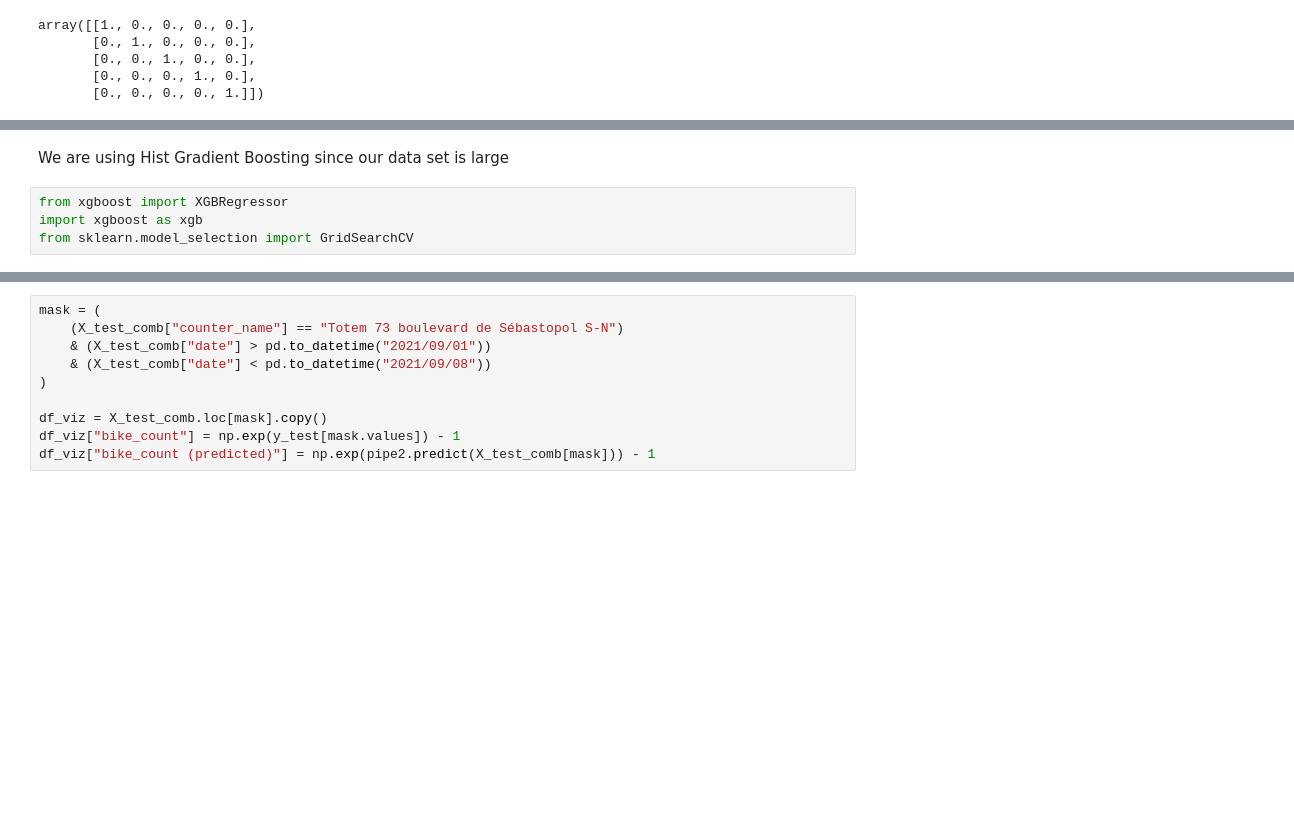
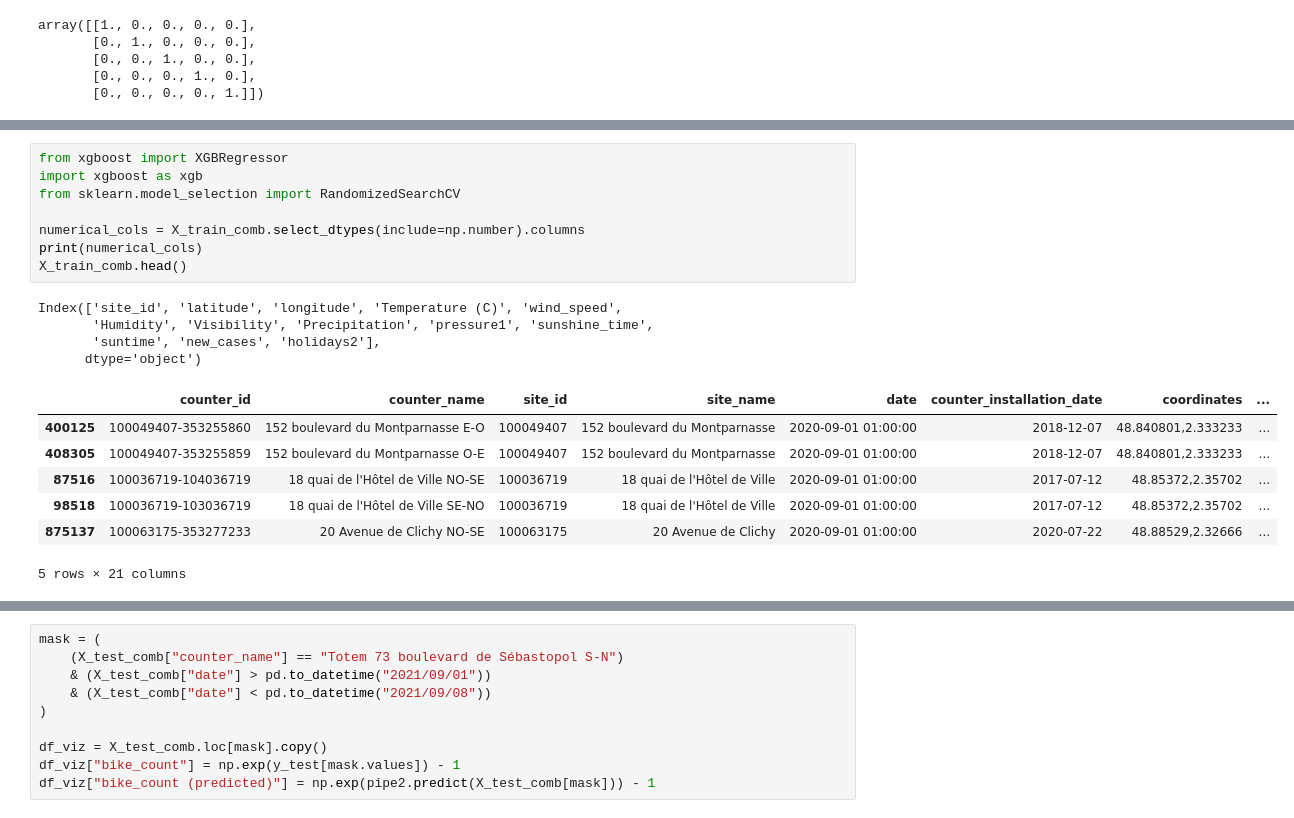
Before and after one commit to Rehann2/bike_counts_Kaan_Rehan, a Jupyter notebook: Models Notebook.ipynb, the cells around one changed output, grey strips where cells are left out. Cells and saved outputs as stored; diff of their text form; blank space fills up the shorter version.

```diff
--- a/Models Notebook.ipynb
+++ b/Models Notebook.ipynb
@@ -177,9 +156,23 @@ Test set, R^2=0.74
-# %% [markdown]
-We are using Hist Gradient Boosting since our data set is large
 # %%
 from xgboost import XGBRegressor
 import xgboost as xgb
-from sklearn.model_selection import GridSearchCV
+from sklearn.model_selection import RandomizedSearchCV
+
+numerical_cols = X_train_comb.select_dtypes(include=np.number).columns
+print(numerical_cols)
+X_train_comb.head()
+# %% [output]
+Index(['site_id', 'latitude', 'longitude', 'Temperature (C)', 'wind_speed',
+       'Humidity', 'Visibility', 'Precipitation', 'pressure1', 'sunshine_time',
+       'suntime', 'new_cases', 'holidays2'],
+      dtype='object')
+|  | counter_id | counter_name | site_id | site_name | date | counter_installation_date | coordinates | ... |
+| 400125 | 100049407-353255860 | 152 boulevard du Montparnasse E-O | 100049407 | 152 boulevard du Montparnasse | 2020-09-01 01:00:00 | 2018-12-07 | 48.840801,2.333233 | ... |
+| 408305 | 100049407-353255859 | 152 boulevard du Montparnasse O-E | 100049407 | 152 boulevard du Montparnasse | 2020-09-01 01:00:00 | 2018-12-07 | 48.840801,2.333233 | ... |
+| 87516 | 100036719-104036719 | 18 quai de l'Hôtel de Ville NO-SE | 100036719 | 18 quai de l'Hôtel de Ville | 2020-09-01 01:00:00 | 2017-07-12 | 48.85372,2.35702 | ... |
+| 98518 | 100036719-103036719 | 18 quai de l'Hôtel de Ville SE-NO | 100036719 | 18 quai de l'Hôtel de Ville | 2020-09-01 01:00:00 | 2017-07-12 | 48.85372,2.35702 | ... |
+| 875137 | 100063175-353277233 | 20 Avenue de Clichy NO-SE | 100063175 | 20 Avenue de Clichy | 2020-09-01 01:00:00 | 2020-07-22 | 48.88529,2.32666 | ... |
+5 rows × 21 columns
 # %%
 date_encoder = FunctionTransformer(_encode_dates)
 date_cols = _encode_dates(X_train_comb[["date"]]).columns.tolist()
```
Also changed, not shown: parts of 37 cells of this notebook, 12 other files.
